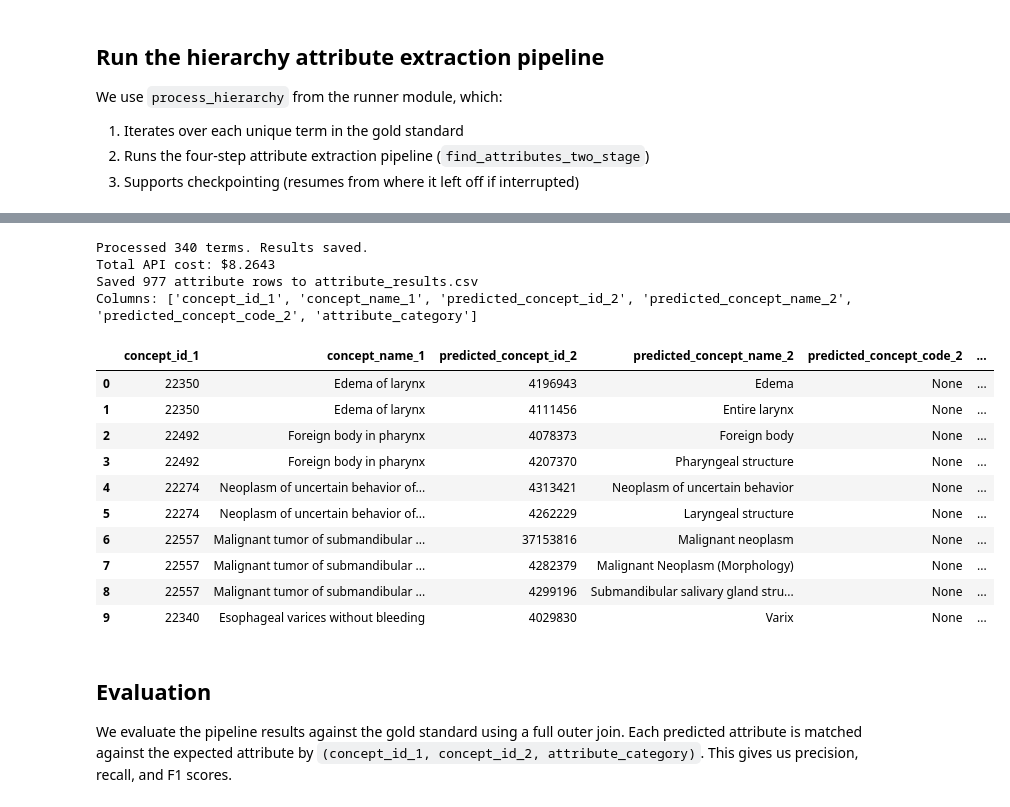
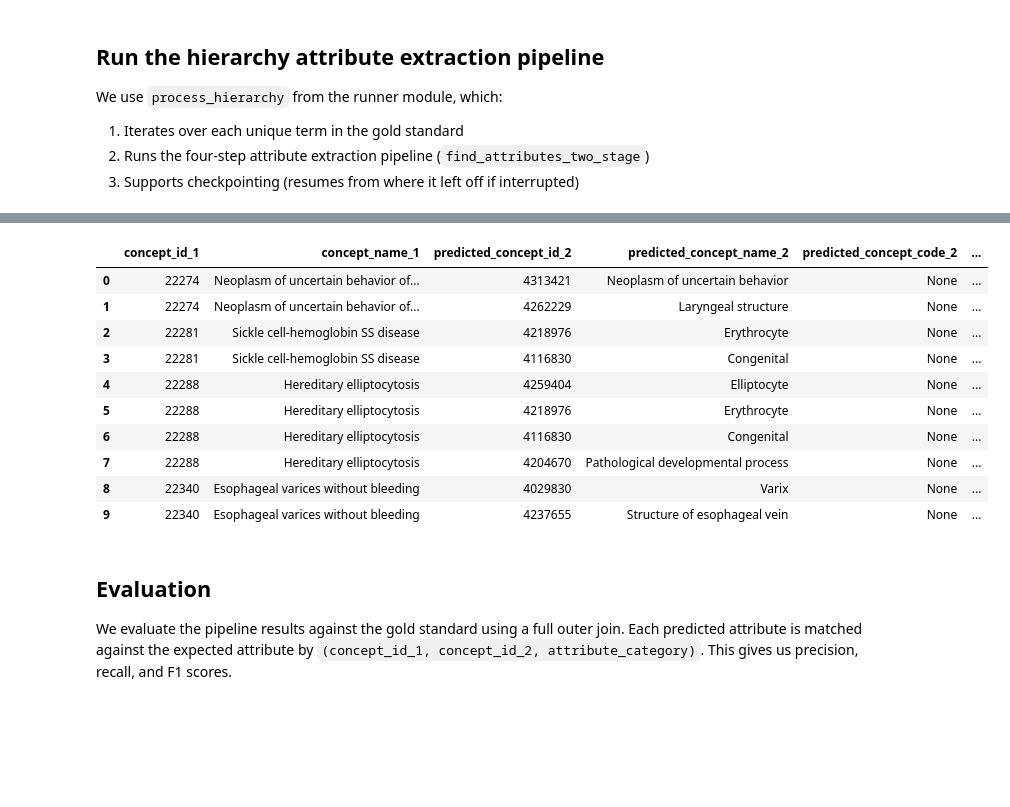
Before and after one commit to OHDSI/Ariadne, a Jupyter notebook: docs/notebooks/02_evaluate_hierarchy.ipynb, the cells around one changed output, grey strips where cells are left out. Cells and saved outputs as stored; diff of their text form; code cells hidden in the pictures; blank space fills up the shorter version.

Commit message:
Major revision of hierarchy code. Removed multi-threading (caused bad init of searcher) Cleaning up prompts, using consistent attribute category names, removing duplicates.

```diff
--- a/docs/notebooks/02_evaluate_hierarchy.ipynb
+++ b/docs/notebooks/02_evaluate_hierarchy.ipynb
@@ -23,7 +23,6 @@ Most code blocks will load results from file if they already exist, to save time
 Delete those files to rerun the corresponding steps.
 # %%
 import json
-import os
 from pathlib import Path
 
 import pandas as pd
@@ -32,8 +31,6 @@ from dotenv import load_dotenv
 project_root = Path.cwd().parent.parent
 load_dotenv()
 
-from ariadne.utils.config import load_hierarchy_settings
+from ariadne.utils.config import Config
 
-cfg = load_hierarchy_settings(project_root / "config_condition_mapping.yaml")
-print(f"Reference examples: {cfg.retrieval.num_reference_examples}")
-print(f"Top-k per category: {cfg.retrieval.top_k_per_category}")
+config = Config()
@@ -109,7 +107,7 @@ logging.basicConfig(level=logging.INFO, format="%(asctime)s  %(message)s")
 
 from ariadne.hierarchy.runner import process_hierarchy
 from ariadne.hierarchy.evaluator import build_prediction_rows
-from ariadne.hierarchy.searchers import SnomedAttributeSearcher, SnomedReferenceSearcher
+from ariadne.hierarchy.searchers import SnomedAttributeSearcher, SnomedReferenceConceptVectorSearcher
 
 raw_results_file = project_root / "data" / "notebook_results" / "hierarchy_results_raw.json"
 
@@ -120,15 +118,14 @@ if raw_results_file.exists():
 else:
     # Exclude gold standard terms from reference examples to prevent data leakage
     gs_concept_ids = set(attribute_gs["concept_id_1"].unique())
-    with SnomedAttributeSearcher(cfg=cfg) as attr_searcher, \
-         SnomedReferenceSearcher(cfg=cfg, exclude_concept_ids=gs_concept_ids) as ref_searcher:
-        results = process_hierarchy(
-            str(attribute_gs_path),
-            attr_searcher,
-            reference_searcher=ref_searcher,
-            cfg=cfg,
-            max_workers=8,
-        )
+    attr_searcher = SnomedAttributeSearcher(hierarchy_settings=config.hierarchy)
+    ref_searcher = SnomedReferenceConceptVectorSearcher(hierarchy_settings=config.hierarchy, exclude_concept_ids=gs_concept_ids)
+    results = process_hierarchy(
+        str(attribute_gs_path),
+        attr_searcher,
+        reference_searcher=ref_searcher,
+        hierarchy_settings=config.hierarchy
+    )
     # Save raw results for debugging
     with open(raw_results_file, "w") as f:
         json.dump(results, f, indent=2, default=str)
@@ -161,18 +148,14 @@ results_df.head(10)
-Processed 340 terms. Results saved.
-Total API cost: $8.2643
-Saved 977 attribute rows to attribute_results.csv
-Columns: ['concept_id_1', 'concept_name_1', 'predicted_concept_id_2', 'predicted_concept_name_2', 'predicted_concept_code_2', 'attribute_category']
 |  | concept_id_1 | concept_name_1 | predicted_concept_id_2 | predicted_concept_name_2 | predicted_concept_code_2 | ... |
-| 0 | 22350 | Edema of larynx | 4196943 | Edema | None | ... |
-| 1 | 22350 | Edema of larynx | 4111456 | Entire larynx | None | ... |
-| 2 | 22492 | Foreign body in pharynx | 4078373 | Foreign body | None | ... |
-| 3 | 22492 | Foreign body in pharynx | 4207370 | Pharyngeal structure | None | ... |
-| 4 | 22274 | Neoplasm of uncertain behavior of... | 4313421 | Neoplasm of uncertain behavior | None | ... |
-| 5 | 22274 | Neoplasm of uncertain behavior of... | 4262229 | Laryngeal structure | None | ... |
-| 6 | 22557 | Malignant tumor of submandibular ... | 37153816 | Malignant neoplasm | None | ... |
-| 7 | 22557 | Malignant tumor of submandibular ... | 4282379 | Malignant Neoplasm (Morphology) | None | ... |
-| 8 | 22557 | Malignant tumor of submandibular ... | 4299196 | Submandibular salivary gland stru... | None | ... |
-| 9 | 22340 | Esophageal varices without bleeding | 4029830 | Varix | None | ... |
+| 0 | 22274 | Neoplasm of uncertain behavior of... | 4313421 | Neoplasm of uncertain behavior | None | ... |
+| 1 | 22274 | Neoplasm of uncertain behavior of... | 4262229 | Laryngeal structure | None | ... |
+| 2 | 22281 | Sickle cell-hemoglobin SS disease | 4218976 | Erythrocyte | None | ... |
+| 3 | 22281 | Sickle cell-hemoglobin SS disease | 4116830 | Congenital | None | ... |
+| 4 | 22288 | Hereditary elliptocytosis | 4259404 | Elliptocyte | None | ... |
+| 5 | 22288 | Hereditary elliptocytosis | 4218976 | Erythrocyte | None | ... |
+| 6 | 22288 | Hereditary elliptocytosis | 4116830 | Congenital | None | ... |
+| 7 | 22288 | Hereditary elliptocytosis | 4204670 | Pathological developmental process | None | ... |
+| 8 | 22340 | Esophageal varices without bleeding | 4029830 | Varix | None | ... |
+| 9 | 22340 | Esophageal varices without bleeding | 4237655 | Structure of esophageal vein | None | ... |
 # %% [markdown]
 ## Evaluation
 
```
Also changed, not shown: parts of 9 cells of this notebook, 19 other files.
